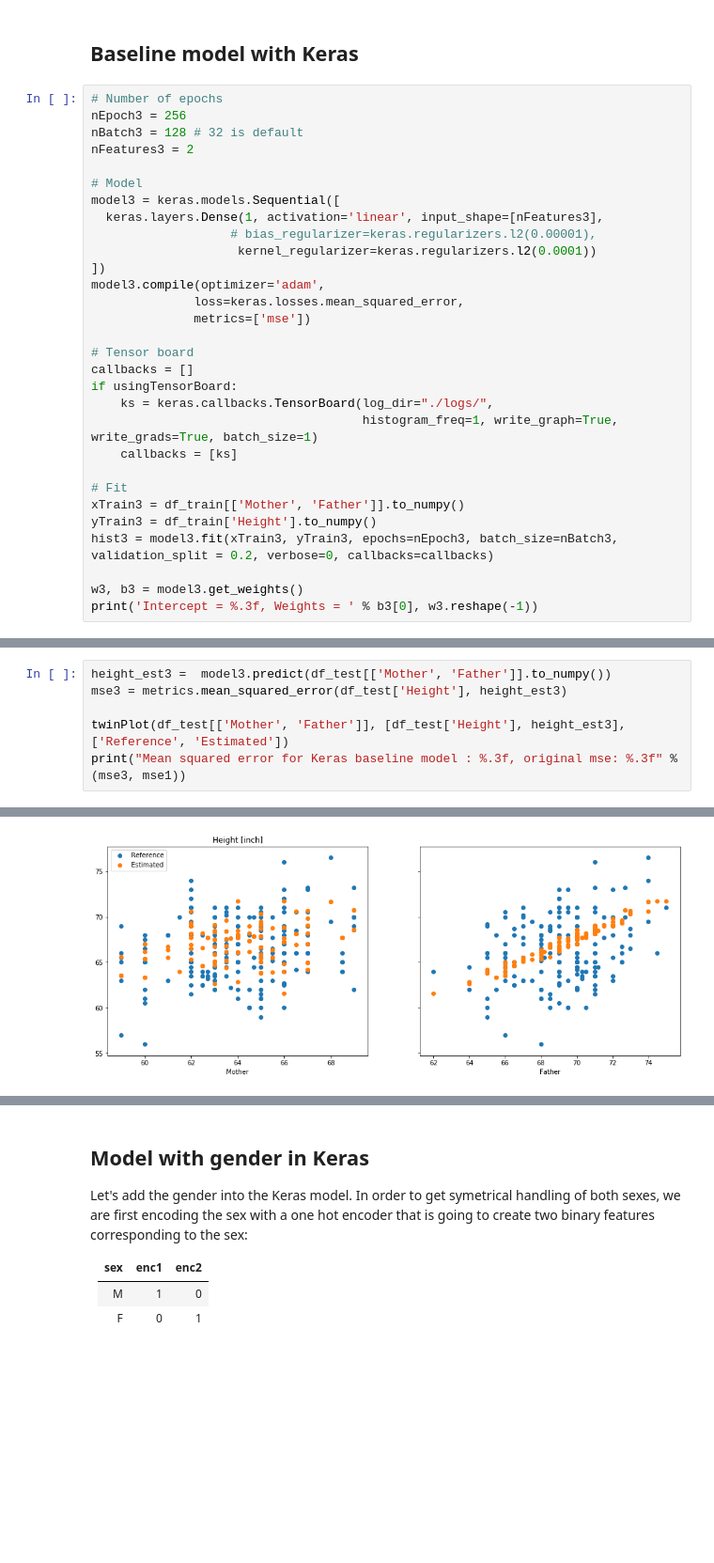
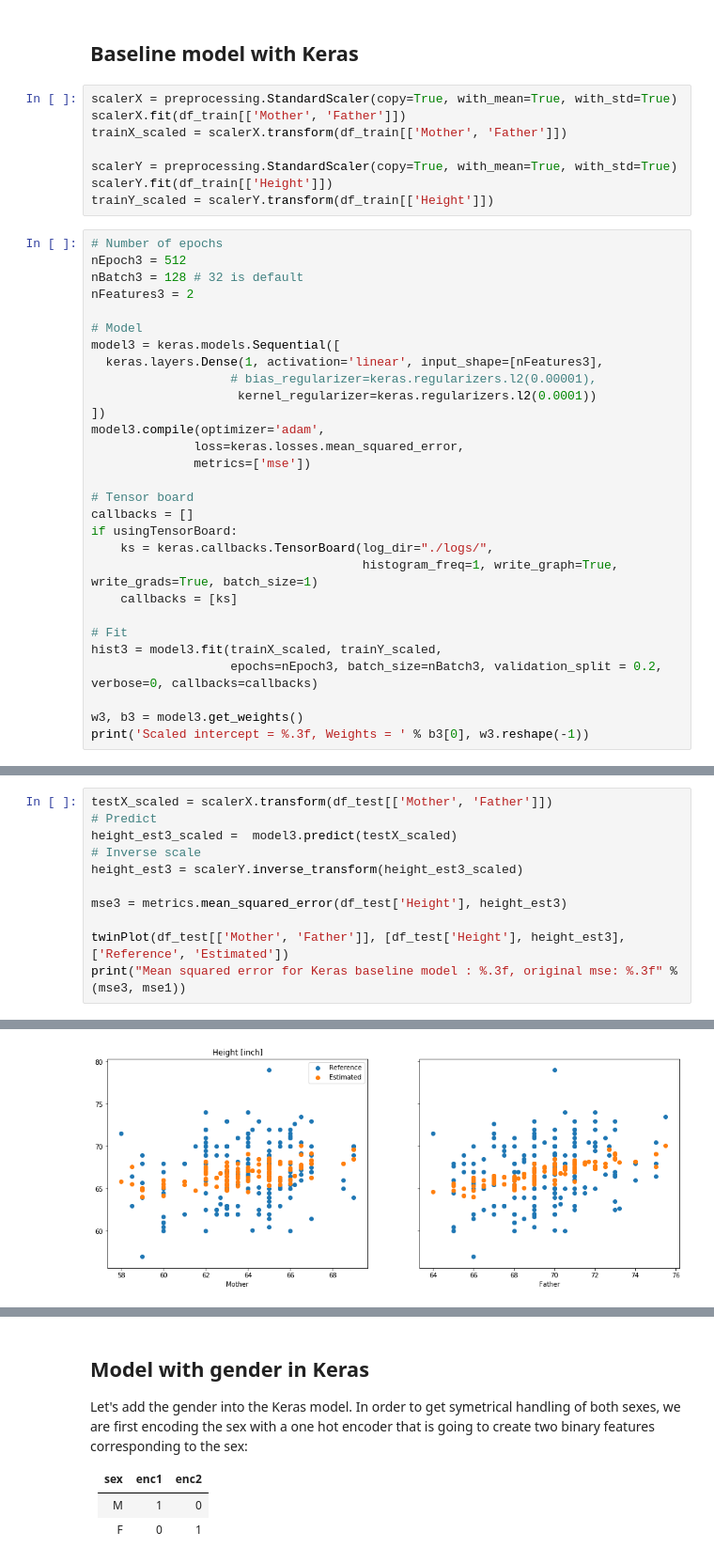
Before and after one commit to tonio73/data-science, a Jupyter notebook: linear/LinearRegressionFeatureEngineering-Keras.ipynb, the cells around one changed output, grey strips where cells are left out. Shown at 94% size. Drawn from its saved outputs; the diff is of its cells as text; blank space fills up the shorter version.

```diff
--- a/linear/LinearRegressionFeatureEngineering-Keras.ipynb
+++ b/linear/LinearRegressionFeatureEngineering-Keras.ipynb
@@ -125,9 +125,17 @@ Mean squared error for split boy/girl model : 4.955
 We observe a significant change in the coefficients, and a sharp decrease of the MSE
 # %% [markdown]
 ## Baseline model with Keras
+# %%
+scalerX = preprocessing.StandardScaler(copy=True, with_mean=True, with_std=True)
+scalerX.fit(df_train[['Mother', 'Father']])
+trainX_scaled = scalerX.transform(df_train[['Mother', 'Father']])
+
+scalerY = preprocessing.StandardScaler(copy=True, with_mean=True, with_std=True)
+scalerY.fit(df_train[['Height']])
+trainY_scaled = scalerY.transform(df_train[['Height']])
 # %%
 # Number of epochs
-nEpoch3 = 256
+nEpoch3 = 512
 nBatch3 = 128 # 32 is default
 nFeatures3 = 2
 
@@ -149,12 +157,11 @@ if usingTensorBoard:
     callbacks = [ks]
 
 # Fit
-xTrain3 = df_train[['Mother', 'Father']].to_numpy()
-yTrain3 = df_train['Height'].to_numpy()
-hist3 = model3.fit(xTrain3, yTrain3, epochs=nEpoch3, batch_size=nBatch3, validation_split = 0.2, verbose=0, callbacks=callbacks)
+hist3 = model3.fit(trainX_scaled, trainY_scaled,
+                   epochs=nEpoch3, batch_size=nBatch3, validation_split = 0.2, verbose=0, callbacks=callbacks)
 
 w3, b3 = model3.get_weights()
-print('Intercept = %.3f, Weights = ' % b3[0], w3.reshape(-1))
+print('Scaled intercept = %.3f, Weights = ' % b3[0], w3.reshape(-1))
 # %% [output]
 WARNING:tensorflow:From //anaconda3/lib/python3.7/site-packages/tensorflow/python/ops/init_ops.py:1251: calling VarianceScaling.__init__ (from tensorflow.python.ops.init_ops) with dtype is deprecated  ...
 Instructions for updating:
@@ -179,5 +186,10 @@ plt.title('MSE');
 # %%
-height_est3 =  model3.predict(df_test[['Mother', 'Father']].to_numpy())
+testX_scaled = scalerX.transform(df_test[['Mother', 'Father']])
+# Predict
+height_est3_scaled =  model3.predict(testX_scaled)
+# Inverse scale
+height_est3 = scalerY.inverse_transform(height_est3_scaled)
+
 mse3 = metrics.mean_squared_error(df_test['Height'], height_est3)
 
 twinPlot(df_test[['Mother', 'Father']], [df_test['Height'], height_est3], ['Reference', 'Estimated'])
@@ -187,2 +199,2 @@ Mean squared error for Keras baseline model : 12.462, original mse: 11.305
-[figure, old version]
+[figure, new version]
 # %% [markdown]
```
Also changed, not shown: parts of 12 cells of this notebook, 1 other file.
